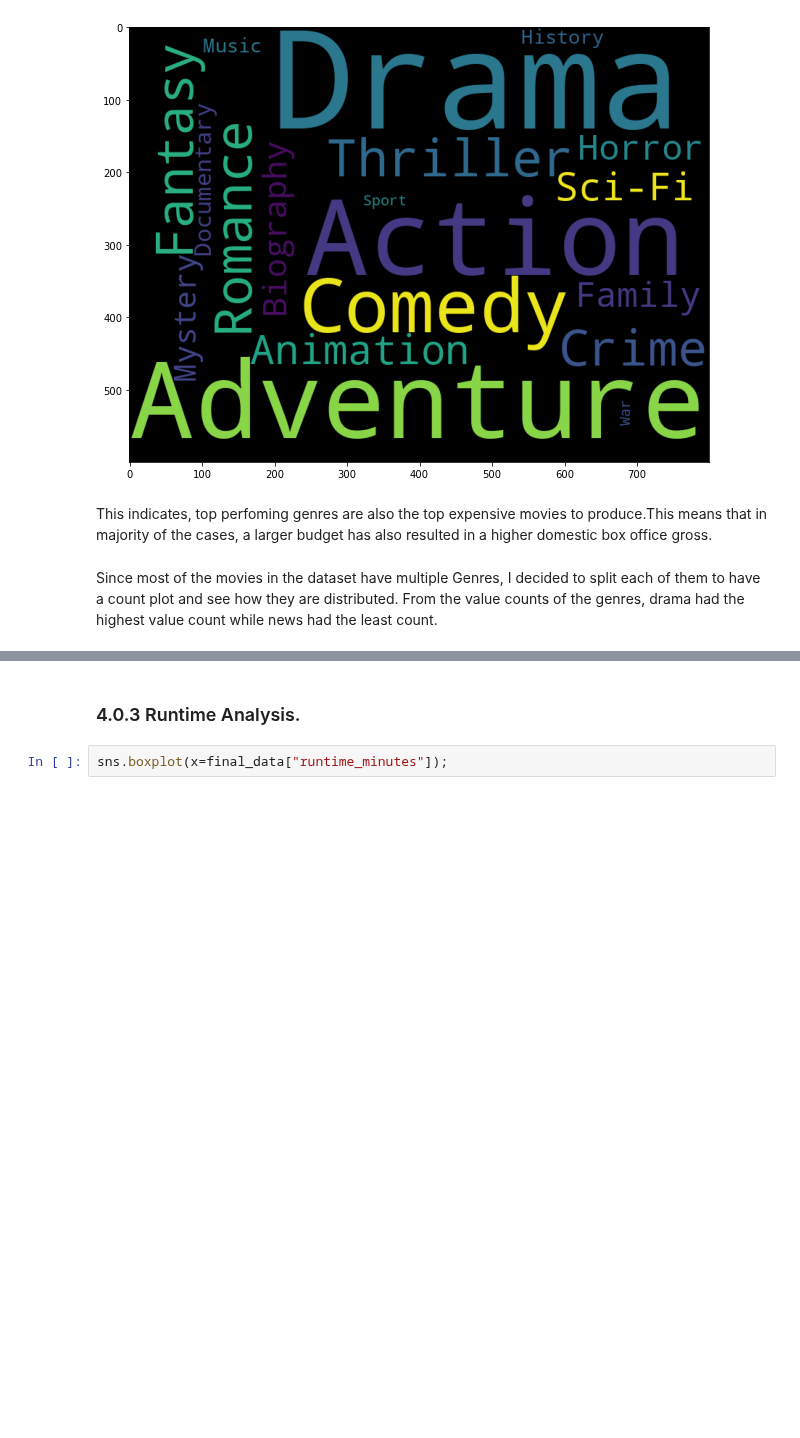
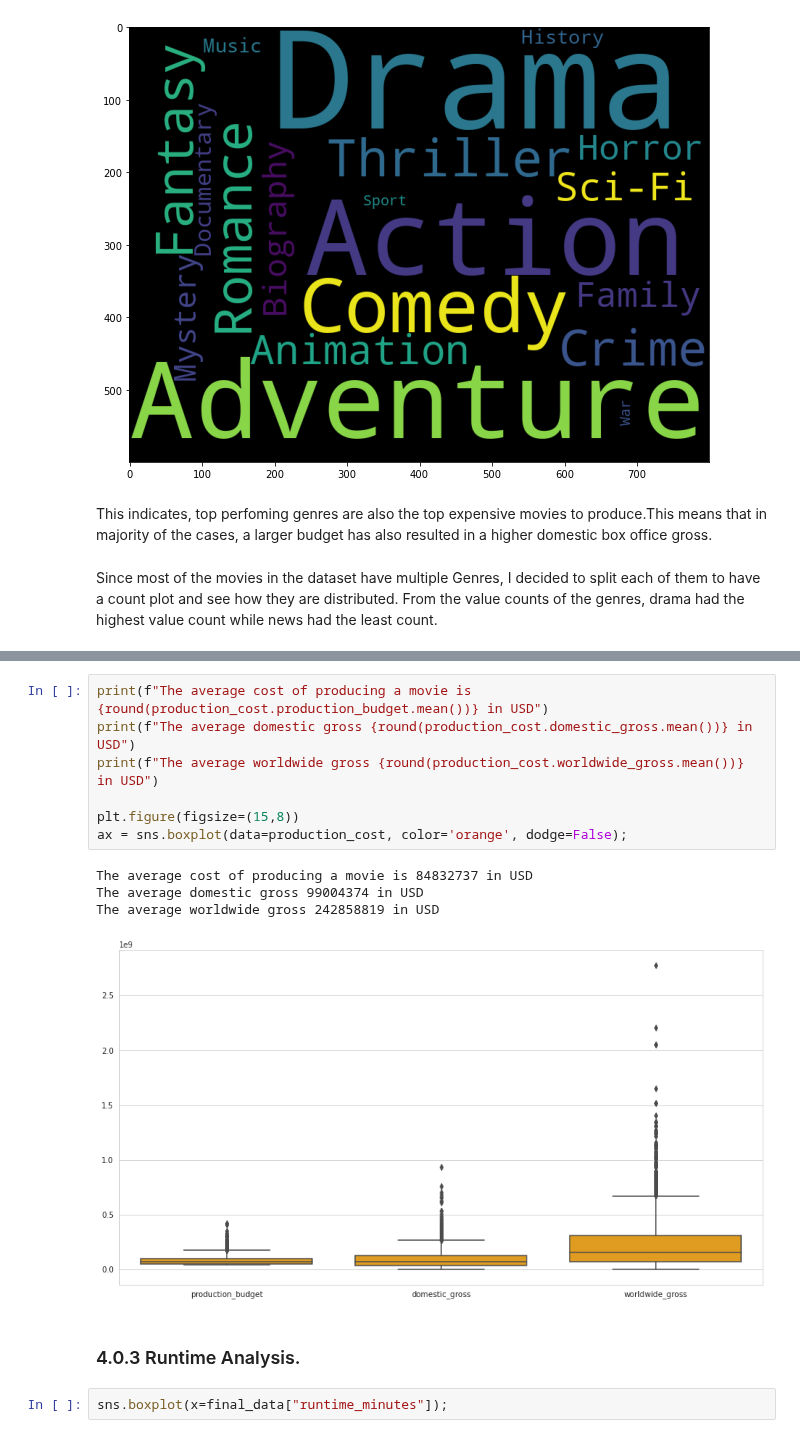
Before and after one commit to adikamunyao/movies-project, a Jupyter notebook: data analysis.ipynb, the cells around one changed output, grey strips where cells are left out. Cells and saved outputs as stored; diff of their text form; blank space fills up the shorter version.

```diff
--- a/data analysis.ipynb
+++ b/data analysis.ipynb
@@ -294,3 +354,15 @@ From the value counts of the genres, drama had the highest value count while new
+# %%
+print(f"The average cost of producing a movie is {round(production_cost.production_budget.mean())} in USD")
+print(f"The average domestic gross {round(production_cost.domestic_gross.mean())} in USD")
+print(f"The average worldwide gross {round(production_cost.worldwide_gross.mean())} in USD")
+
+plt.figure(figsize=(15,8))
+ax = sns.boxplot(data=production_cost, color='orange', dodge=False);
+# %% [output]
+The average cost of producing a movie is 84832737 in USD
+The average domestic gross 99004374 in USD
+The average worldwide gross 242858819 in USD
+[figure, added]
 # %% [markdown]
 ### 4.0.3 Runtime Analysis.
 # %%
```
Also changed, not shown: parts of 17 cells of this notebook.
